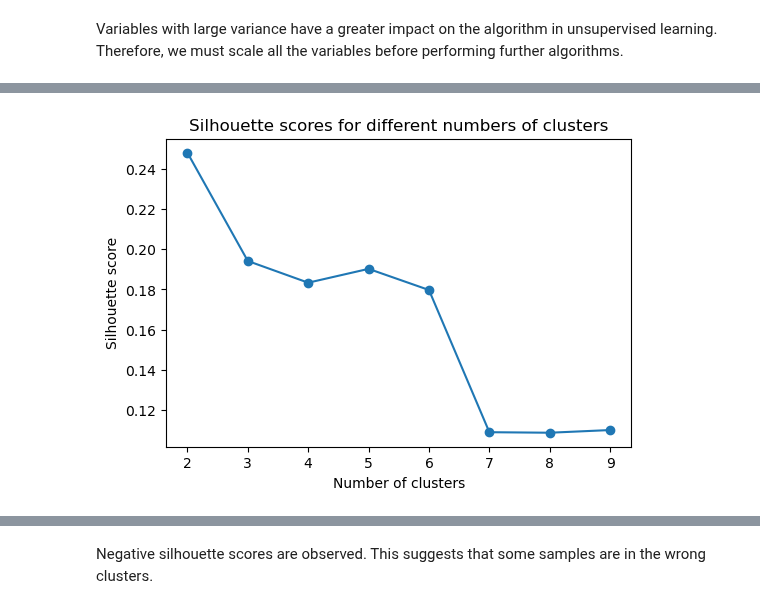
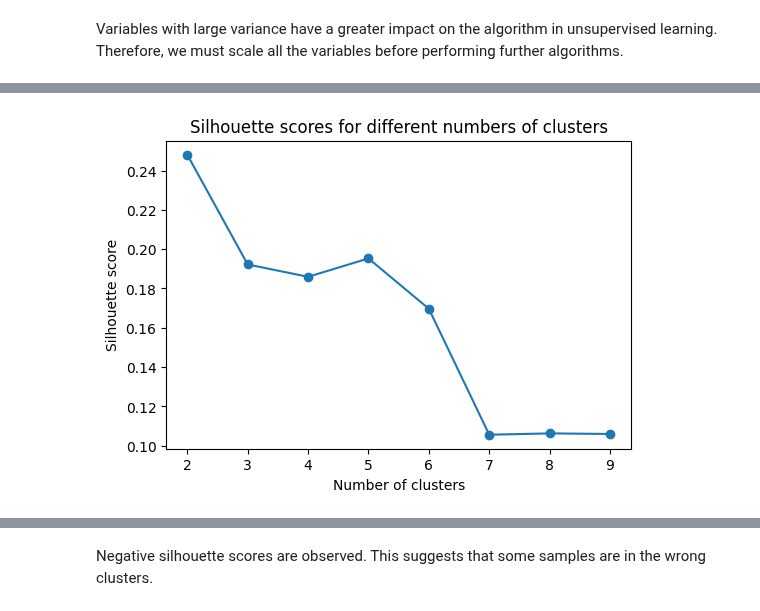
Before and after one commit to Barkesty/Project-Chronic-Kidney-Disease-Classification-Challenge, a Jupyter notebook: project.ipynb, the cells around one changed output, grey strips where cells are left out. Drawn from its saved outputs; the diff is of its cells as text; code cells hidden in the pictures.

```diff
--- a/project.ipynb
+++ b/project.ipynb
@@ -476,26 +494,29 @@ print(df[num_col])
 [400 rows x 11 columns]
 # %%
 # Perform K—Mean
+
+columns_to_drop = ['class']
+df_test = df.drop(columns=columns_to_drop)
 
 from sklearn.cluster import KMeans
 from sklearn.metrics import silhouette_samples, silhouette_score
 
 silhouette_scores = []
 
 K_range = range(2, 10)
 for K in K_range:
     km = KMeans(n_clusters=K, n_init=20,random_state=1)
-    clusters = km.fit_predict(df)
-    silhouette_scores.append(silhouette_score(df, clusters))
+    clusters = km.fit_predict(df_test)
+    silhouette_scores.append(silhouette_score(df_test, clusters))
 
 plt.figure(figsize=(6,4))
 plt.plot(K_range, silhouette_scores, marker='o')
 plt.title('Silhouette scores for different numbers of clusters')
 plt.xlabel('Number of clusters')
 plt.ylabel('Silhouette score')
 plt.show()
 # %% [output]
-[figure, old version]
+[figure, new version]
 # %%
 import matplotlib.cm as cm
 
```
Also changed, not shown: parts of 13 cells of this notebook.
